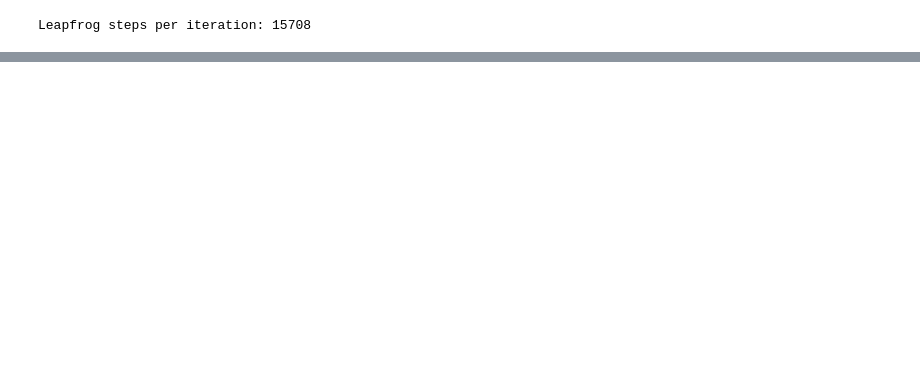
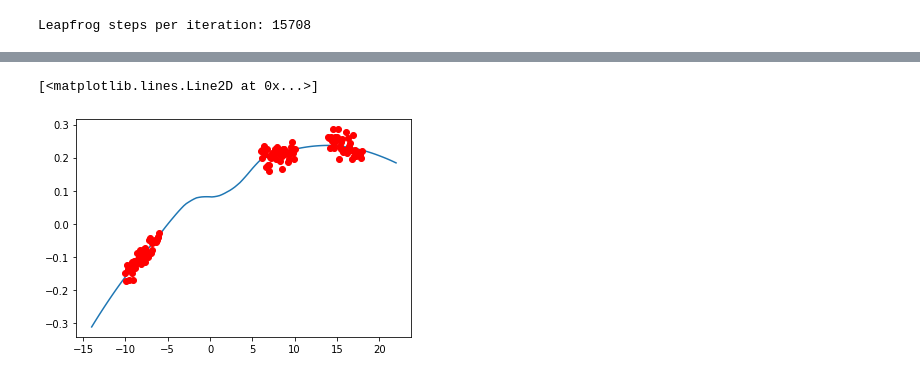
Before and after one commit to izmailovpavel/google-research, a Jupyter notebook: bnn_hmc/notebooks/synthetic_regression_hmc.ipynb, the cells around one changed output, grey strips where cells are left out. Cells and saved outputs as stored; diff of their text form; code cells hidden in the pictures; blank space fills up the shorter version.

```diff
--- a/bnn_hmc/notebooks/synthetic_regression_hmc.ipynb
+++ b/bnn_hmc/notebooks/synthetic_regression_hmc.ipynb
@@ -385,0 +279,16 @@ a,b,c = zip(*[[1, "a", 0.1], [2, "b", 0.2], [3, "c", 0.3]])
+# %%
+sgd_train_epoch = train_utils.make_sgd_train_epoch(
+    net_apply, log_likelihood_fn, log_prior_fn, optimizer, num_batches=1)
+# %%
+param_seed = 2
+params, net_state = net.init(jax.random.PRNGKey(param_seed), (f, None), True)
+params = resample_params(param_seed, params, std=0.05)
+net_state = jax.pmap(lambda _: net_state)(jnp.arange(num_devices))
+opt_state = optimizer.init(params)
+# %%
+key = jax.random.PRNGKey(0)
+key = jax.random.split(key, num_devices)
+
+for iteration in tqdm.tqdm(range(num_iterations)):
+    params, net_state, opt_state, logprob_avg, key = sgd_train_epoch(
+        params, net_state, opt_state, train_set, key)
@@ -385,0 +483,9 @@ a,b,c = zip(*[[1, "a", 0.1], [2, "b", 0.2], [3, "c", 0.3]])
+# %%
+test_predictions = onp.asarray(
+    predict_fn(net_apply, params, net_state, test_set))
+# %%
+plt.plot(x_, test_predictions[0, :, 0])
+plt.plot(x, y, "ro")
+# %% [output]
+[<matplotlib.lines.Line2D at 0x...>]
+[figure, added]
```
Also changed, not shown: parts of 58 cells of this notebook, 2 other files.
